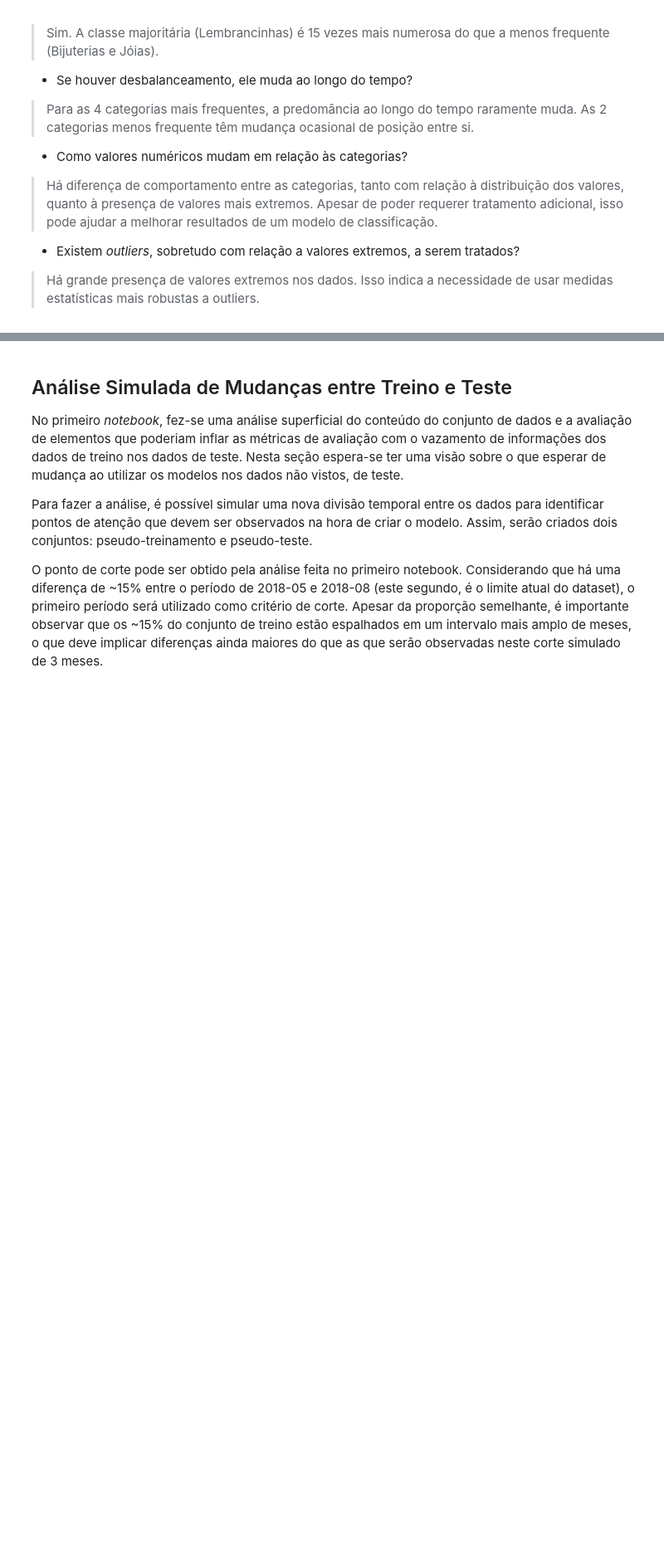
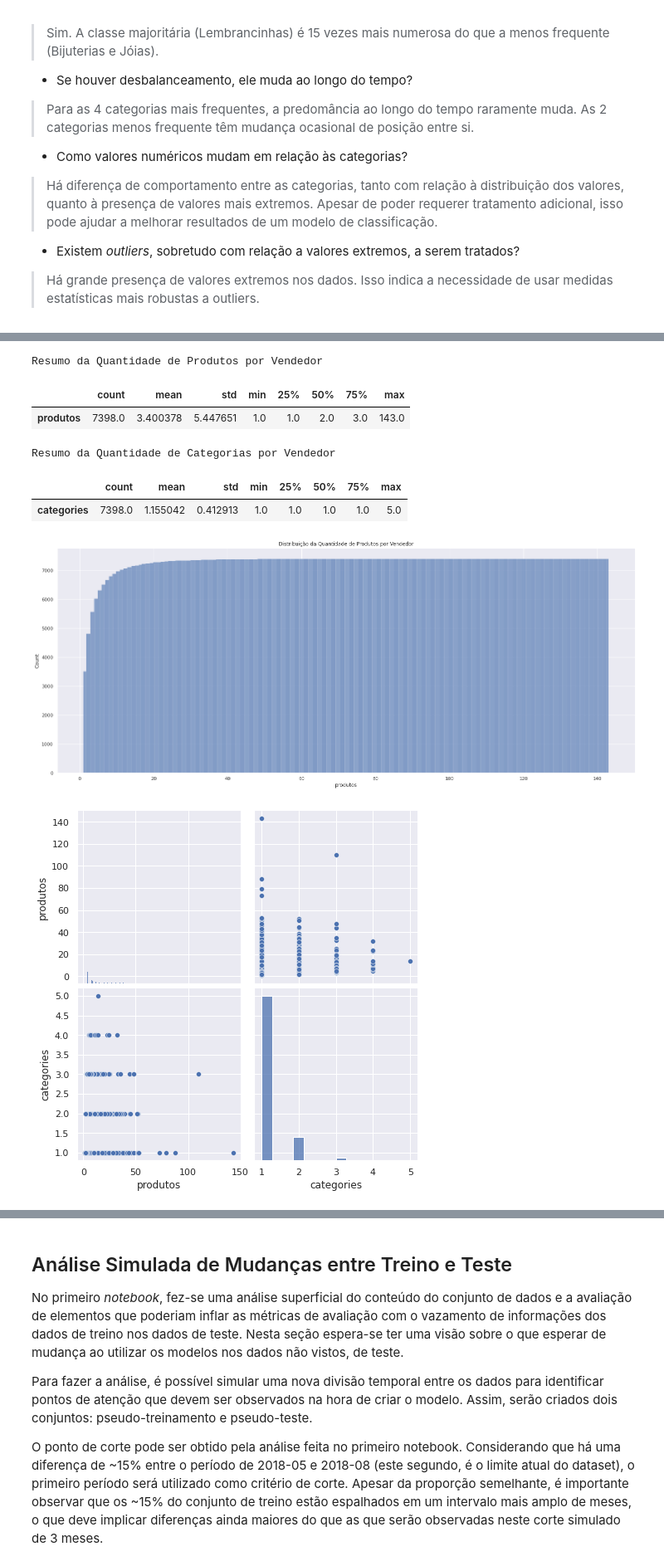
Before and after one commit to brunovilar/desafio-data-science-elo7, a Jupyter notebook: notebooks/02.0_Analise_Exploratoria.ipynb, the cells around one changed output, grey strips where cells are left out. Shown at 83% size. Saved outputs shown, nothing was run; the diff lists cells and outputs as text; code cells hidden in the pictures; blank space fills up the shorter version.

```diff
--- a/notebooks/02.0_Analise_Exploratoria.ipynb
+++ b/notebooks/02.0_Analise_Exploratoria.ipynb
@@ -1121,0 +1216,42 @@ O entendimento das questões iniciais relacionadas a categorias foram:
+# %%
+seller_products_frame = (frame
+                         [['seller_id', 'product_id']]
+                         .drop_duplicates()
+                         .assign(produtos=1)
+                         .groupby('seller_id')
+                         .sum()
+                         .reset_index()
+                        )
+
+seller_categories_frame = (frame
+                         [['seller_id', 'category']]
+                         .drop_duplicates()
+                         .assign(categories=1)
+                         .groupby('seller_id')
+                         .sum()
+                         .reset_index()
+                        )
+
+display_side_by_side([seller_products_frame.describe().T, seller_categories_frame.describe().T],
+                     ['Resumo da Quantidade de Produtos por Vendedor', 'Resumo da Quantidade de Categorias por Vendedor'],
+                     padding=50
+                    )
+
+g = sns.histplot(seller_products_frame['produtos'], cumulative=True)
+g. set_title('Distribuição da Quantidade de Produtos por Vendedor')
+plt.show()
+
+sns.pairplot(pd.merge(seller_products_frame, seller_categories_frame, on='seller_id', how='inner', validate='one_to_one'),
+                 height=3.33)
+
+plt.show()
+del seller_products_frame, g
+# %% [output]
+Resumo da Quantidade de Produtos por Vendedor
+|  | count | mean | std | min | 25% | 50% | 75% | max |
+| produtos | 7398.0 | 3.400378 | 5.447651 | 1.0 | 1.0 | 2.0 | 3.0 | 143.0 |
+Resumo da Quantidade de Categorias por Vendedor
+|  | count | mean | std | min | 25% | 50% | 75% | max |
+| categories | 7398.0 | 1.155042 | 0.412913 | 1.0 | 1.0 | 1.0 | 1.0 | 5.0 |
+[figure, added]
+[figure, added]
```
Also changed, not shown: parts of 10 cells of this notebook.
